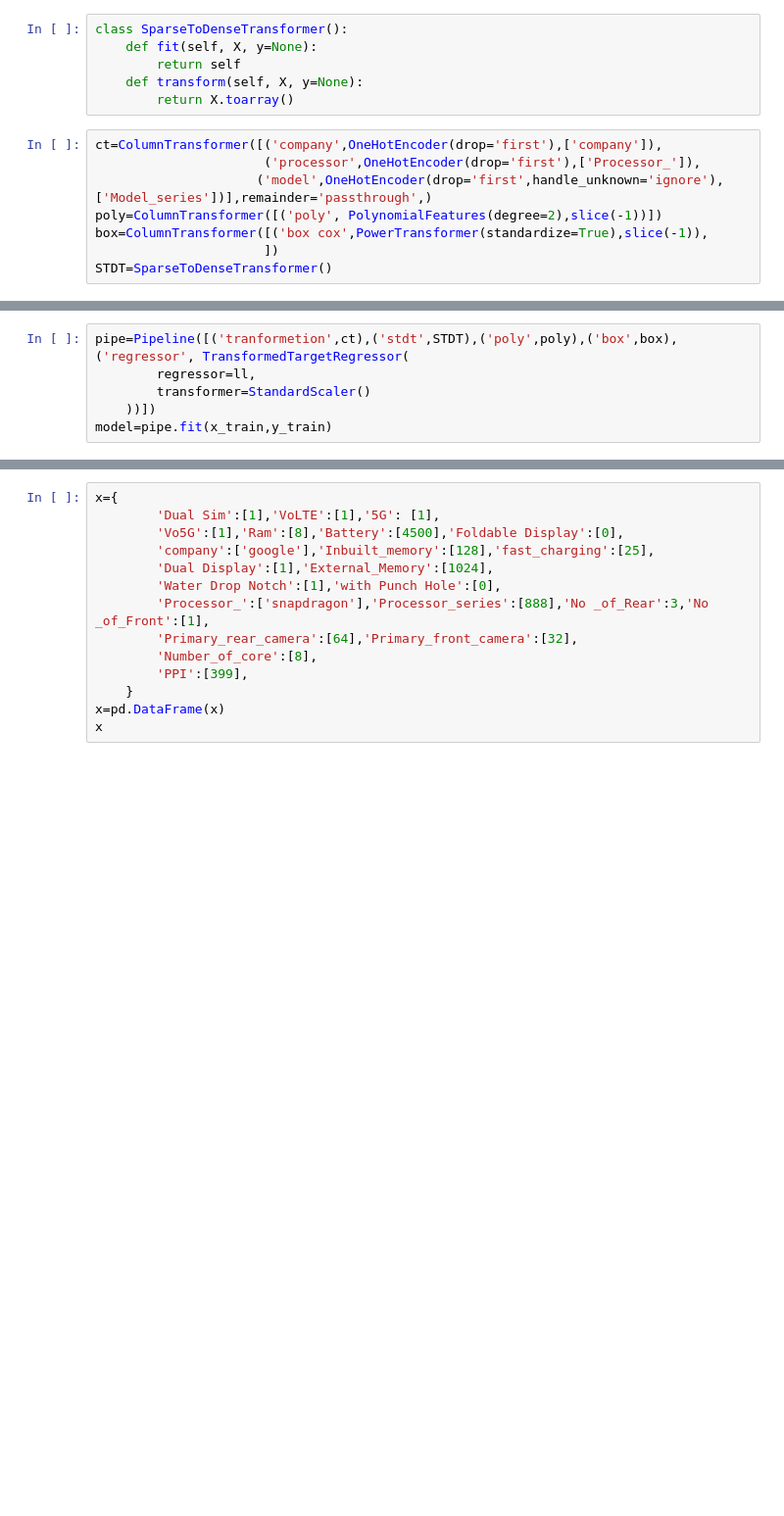
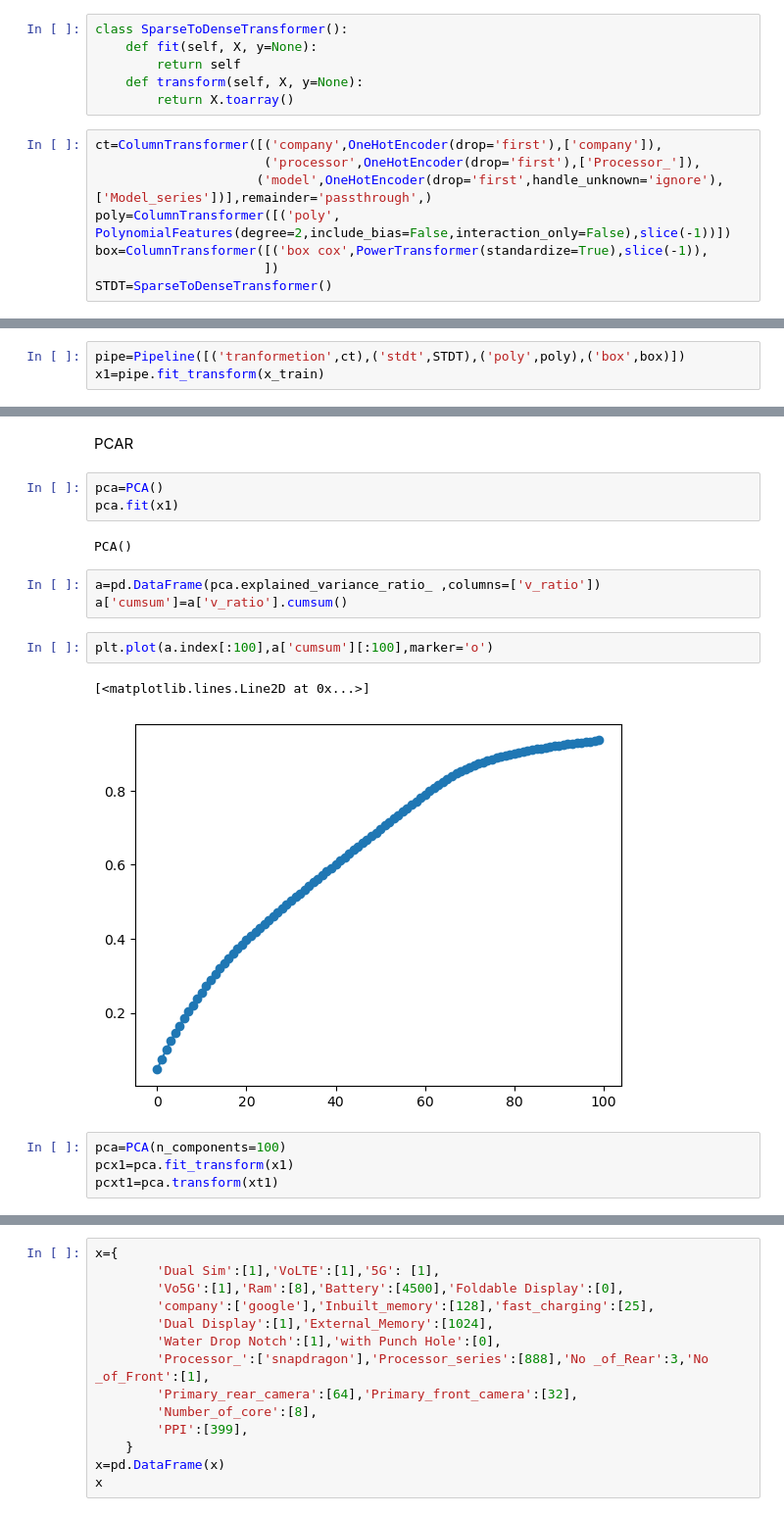
Before and after one commit to PradeepJangir007/Mobile-Phone-Price-Prediction, a Jupyter notebook: smart_phone_model billading.ipynb, the cells around one changed output, grey strips where cells are left out. Shown at 98% size. Saved outputs shown, nothing was run; the diff lists cells and outputs as text; blank space fills up the shorter version.

Commit message:
train new model

```diff
--- a/smart_phone_model billading.ipynb
+++ b/smart_phone_model billading.ipynb
@@ -227,7 +220,7 @@ class SparseToDenseTransformer():
 ct=ColumnTransformer([('company',OneHotEncoder(drop='first'),['company']),
                       ('processor',OneHotEncoder(drop='first'),['Processor_']),
                      ('model',OneHotEncoder(drop='first',handle_unknown='ignore'),['Model_series'])],remainder='passthrough',)
-poly=ColumnTransformer([('poly', PolynomialFeatures(degree=2),slice(-1))])
+poly=ColumnTransformer([('poly', PolynomialFeatures(degree=2,include_bias=False,interaction_only=False),slice(-1))])
 box=ColumnTransformer([('box cox',PowerTransformer(standardize=True),slice(-1)),
                       ])
 STDT=SparseToDenseTransformer()
@@ -238,6 +227,3 @@ rl=Ridge(alpha=255,fit_intercept=True)
 # %%
-pipe=Pipeline([('tranformetion',ct),('stdt',STDT),('poly',poly),('box',box),('regressor', TransformedTargetRegressor(
-        regressor=ll,
-        transformer=StandardScaler()
-    ))])
-model=pipe.fit(x_train,y_train)
+pipe=Pipeline([('tranformetion',ct),('stdt',STDT),('poly',poly),('box',box)])
+x1=pipe.fit_transform(x_train)
@@ -243,0 +246,19 @@ model=pipe.fit(x_train,y_train)
+# %% [markdown]
+PCAR
+# %%
+pca=PCA()
+pca.fit(x1)
+# %% [output]
+PCA()
+# %%
+a=pd.DataFrame(pca.explained_variance_ratio_ ,columns=['v_ratio'])
+a['cumsum']=a['v_ratio'].cumsum()
+# %%
+plt.plot(a.index[:100],a['cumsum'][:100],marker='o')
+# %% [output]
+[<matplotlib.lines.Line2D at 0x...>]
+[figure, added]
+# %%
+pca=PCA(n_components=100)
+pcx1=pca.fit_transform(x1)
+pcxt1=pca.transform(xt1)
```
Also changed, not shown: parts of 85 cells of this notebook, 9 other files.
